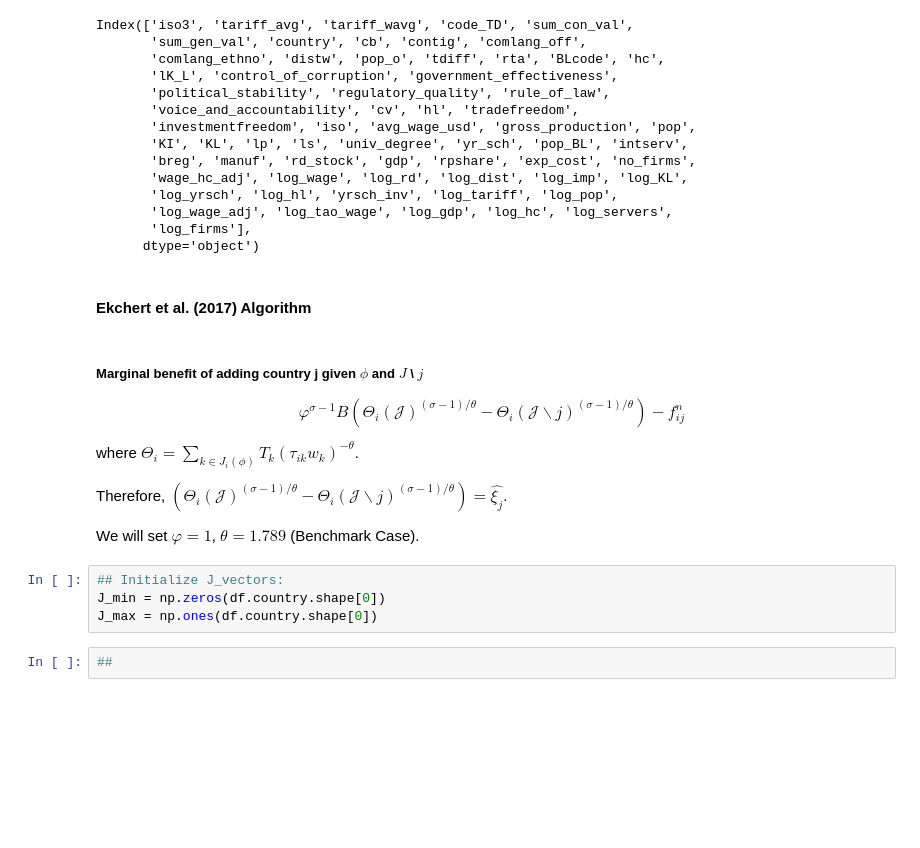
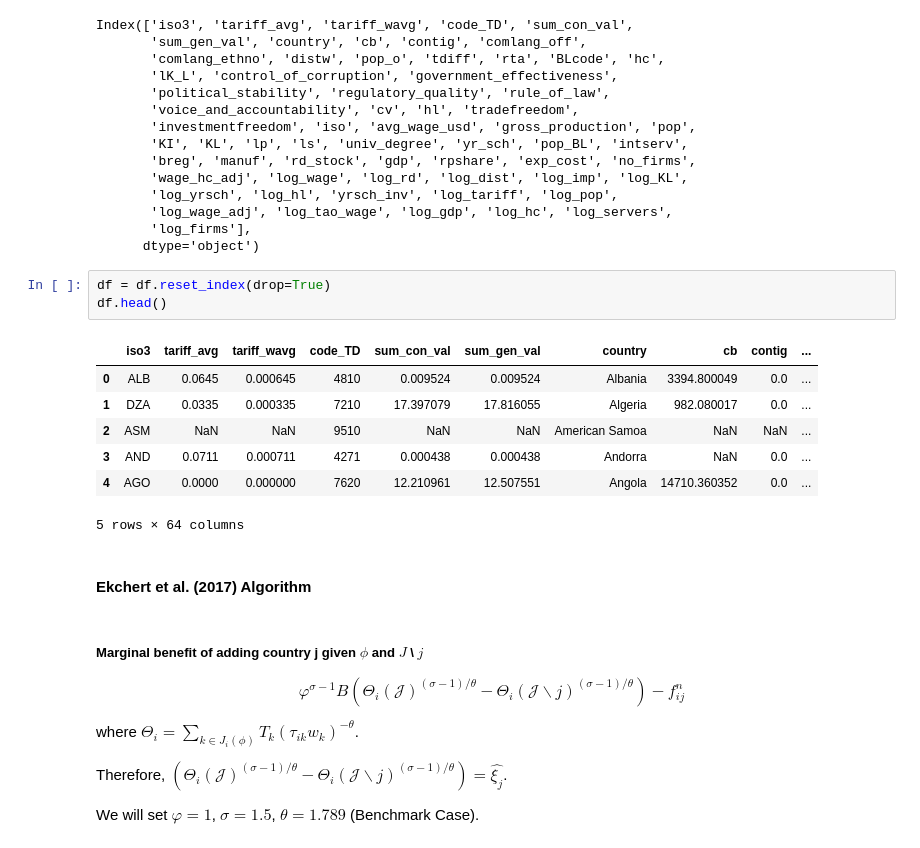
Before and after one commit to keiirizawa/BootCamp2019, a Jupyter notebook: ProblemSets/Econ/Wk6-Intl/International Trade PS.ipynb, the cells around one changed output. Drawn from its saved outputs; the diff is of its cells as text; blank space fills up the shorter version.

```diff
--- a/ProblemSets/Econ/Wk6-Intl/International Trade PS.ipynb
+++ b/ProblemSets/Econ/Wk6-Intl/International Trade PS.ipynb
@@ -146,6 +159,17 @@ Index(['iso3', 'tariff_avg', 'tariff_wavg', 'code_TD', 'sum_con_val',
        'log_wage_adj', 'log_tao_wage', 'log_gdp', 'log_hc', 'log_servers',
        'log_firms'],
       dtype='object')
+# %%
+df = df.reset_index(drop=True)
+df.head()
+# %% [output]
+|  | iso3 | tariff_avg | tariff_wavg | code_TD | sum_con_val | sum_gen_val | country | cb | contig | ... |
+| 0 | ALB | 0.0645 | 0.000645 | 4810 | 0.009524 | 0.009524 | Albania | 3394.800049 | 0.0 | ... |
+| 1 | DZA | 0.0335 | 0.000335 | 7210 | 17.397079 | 17.816055 | Algeria | 982.080017 | 0.0 | ... |
+| 2 | ASM | NaN | NaN | 9510 | NaN | NaN | American Samoa | NaN | NaN | ... |
+| 3 | AND | 0.0711 | 0.000711 | 4271 | 0.000438 | 0.000438 | Andorra | NaN | 0.0 | ... |
+| 4 | AGO | 0.0000 | 0.000000 | 7620 | 12.210961 | 12.507551 | Angola | 14710.360352 | 0.0 | ... |
+5 rows × 64 columns
 # %% [markdown]
 #### Ekchert et al. (2017) Algorithm
 # %% [markdown]
@@ -156,10 +180,4 @@ where $\Theta_{i} = \sum_{k \in J_i(\phi)} T_k (\tau_{ik}w_k)^{-\theta}$.
 
 Therefore, $\left(\Theta_{i}(\mathcal{J})^{(\sigma-1) / \theta}-\Theta_{i}(\mathcal{J} \backslash j)^{(\sigma-1) / \theta}\right) = \hat{\xi_j}$.
 
-We will set $\varphi = 1$, $\theta=1.789$ (Benchmark Case).
+We will set $\varphi = 1$, $\sigma=1.5$, $\theta=1.789$ (Benchmark Case).
-# %%
-## Initialize J_vectors:
-J_min = np.zeros(df.country.shape[0])
-J_max = np.ones(df.country.shape[0])
-# %%
-##
```
Also changed, not shown: parts of 7 cells of this notebook.
